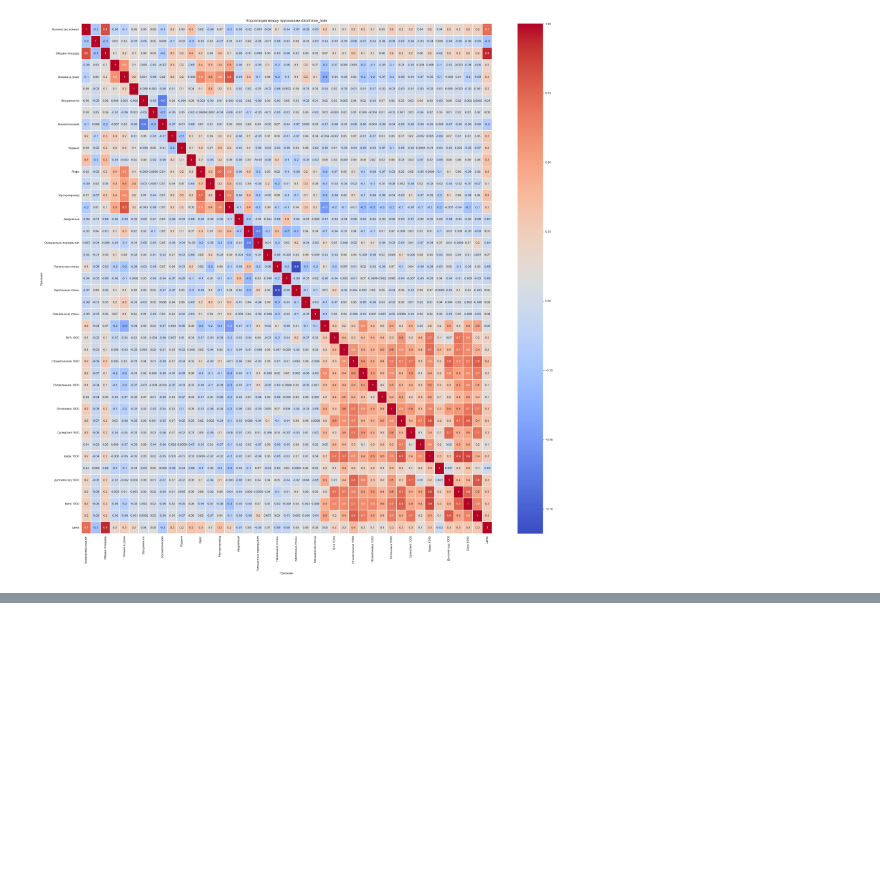
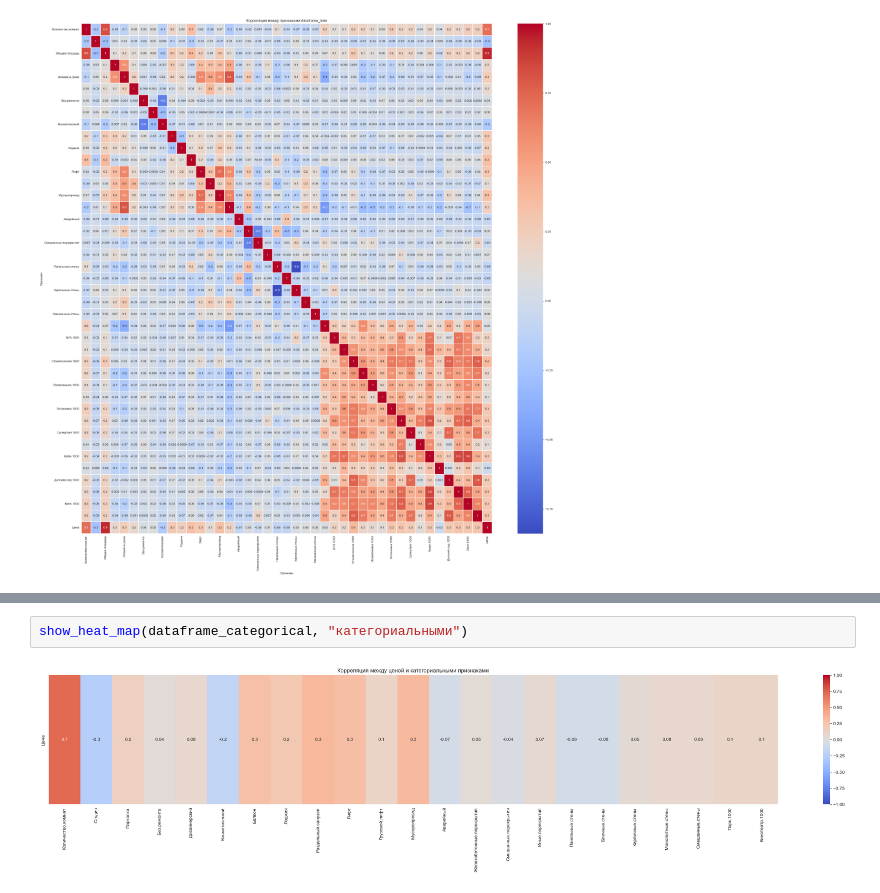
Before and after one commit to Nitrolacs/data_analysis_3_lab, a Jupyter notebook: notebooks/lab_3.ipynb, the cells around one changed output, grey strips where cells are left out. Cells and saved outputs as stored; diff of their text form; blank space fills up the shorter version.

```diff
--- a/notebooks/lab_3.ipynb
+++ b/notebooks/lab_3.ipynb
@@ -192,3 +235,7 @@ plt.show()
+# %%
+show_heat_map(dataframe_categorical, "категориальными")
+# %% [output]
+[figure, added]
 # %%
 dataframe_train.describe()
 # %% [output]
```
Also changed, not shown: parts of 9 cells of this notebook.
